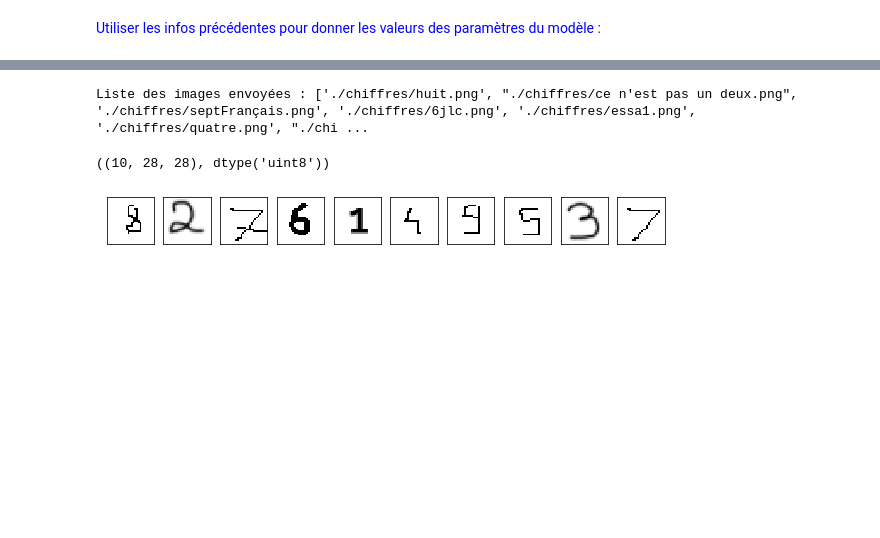
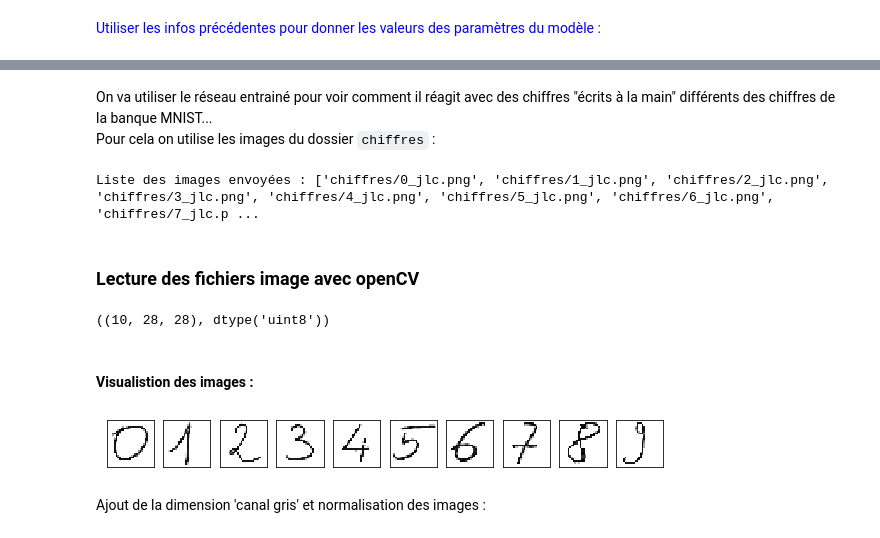
Before and after one commit to cjlux/Machine-Learning-MNIST, a Jupyter notebook: TP_MNIS_Keras_convo-soluce.ipynb, the cells around one changed output, grey strips where cells are left out. Drawn from its saved outputs; the diff is of its cells as text; code cells hidden in the pictures; blank space fills up the shorter version.

```diff
--- a/TP_MNIS_Keras_convo-soluce.ipynb
+++ b/TP_MNIS_Keras_convo-soluce.ipynb
@@ -62,3 +133,3 @@ print(image_train.shape)
 # %%
-image_train = image_train.reshape((60000,28,28,1))
-image_test = image_test.reshape((10000,28,28,1))
+x_train = image_train.reshape((60000,28,28,1))
+x_test  = image_test.reshape((10000,28,28,1))
@@ -149,6 +179,6 @@ Please use `rate` instead of `keep_prob`. Rate should be set to `rate = 1 - keep
 # Pour vous faire gagner du temps car l'entrainement d'un réseau convolutionnel est bien plus long, on limitera
 # le paramètre `epochs` à une valeur faible (5 à 10 par exemple).
 
-history = model.fit(image_train, y_train, validation_data=(image_test, y_test), epochs=5, batch_size=100)
+history = model.fit(x_train, y_train, validation_data=(x_test, y_test), epochs=8, batch_size=100)
 # %% [output]
 Train on 60000 samples, validate on 10000 samples
@@ -196,12 +238,9 @@ plot(history)
 # %%
-res = model.predict_on_batch(image_test)
+results = model.predict_on_batch(x_test)
+bonne_rep = 0
+for i, res in enumerate(results):
+    bonne_rep += (np.argmax(res) == etiq_test[i])
+print(f"taux de réussite : {bonne_rep/len(x_test)*100 : .2f} %")
 
-rep = 0
-for i in range(len(image_test)):
-    rep += np.argmax(res[i]) == etiq_test[i]
-print("taux de réussite : {:.2f} %".format(rep/len(image_test)*100))
-
-
-#ou
-model.test_on_batch(image_test, y_test)
+model.test_on_batch(x_test, y_test)
 # %% [output]
@@ -215,9 +254,15 @@ Rappel : Le taux de réussite peut s'améliorer en augmentant le nombre d'epochs
+# %% [markdown]
+On va utiliser le réseau entrainé pour voir comment il réagit avec des chiffres "écrits à la main" différents des chiffres de la banque MNIST...<br />
+Pour cela on utilise les images du dossier `chiffres` :
 # %%
 import os
-images = ['./chiffres/'+f for f in os.listdir('./chiffres') if f.endswith(".png") or f.endswith(".jpg")]
-print("Liste des images envoyées : {}".format(images))
+images = ['chiffres/'+f for f in os.listdir('chiffres') if f.endswith(".png") or f.endswith(".jpg")]
+images.sort()
+print(f"Liste des images envoyées : {images}")
 # %% [output]
-Liste des images envoyées : ['./chiffres/huit.png', "./chiffres/ce n'est pas un deux.png", './chiffres/septFrançais.png', './chiffres/6jlc.png', './chiffres/essa1.png', './chiffres/quatre.png', "./chi ...
+Liste des images envoyées : ['chiffres/0_jlc.png', 'chiffres/1_jlc.png', 'chiffres/2_jlc.png', 'chiffres/3_jlc.png', 'chiffres/4_jlc.png', 'chiffres/5_jlc.png', 'chiffres/6_jlc.png', 'chiffres/7_jlc.p ...
+# %% [markdown]
+### Lecture des fichiers image avec openCV
 # %%
 import cv2
 # lecture des images -> matrices ndarray 28x28
@@ -226,15 +271,17 @@ input_data = np.array(input_data)
 input_data.shape, input_data.dtype  # on doit avoir 4 matrices de 28 x 28 valeurs
 # %% [output]
 ((10, 28, 28), dtype('uint8'))
+# %% [markdown]
+#### Visualistion des images :
 # %%
-plt.figure(figsize=(10,10))
+plt.figure(figsize=(12,4))
 for i,M in enumerate(input_data):
-    plt.subplot(1,input_data.shape[0],i+1)
-    plt.xticks([])
-    plt.yticks([])
-    plt.imshow(input_data[i], cmap='binary')
-plt.show()
+    plt.subplot(1,12,i+1)
+    plt.imshow(input_data[i], cmap='binary', interpolation='none');
+    plt.xticks([]); plt.yticks([])
 # %% [output]
-[figure, old version]
+[figure, new version]
+# %% [markdown]
+Ajout de la dimension 'canal gris' et normalisation des images :
 # %%
 nb_images = input_data.shape[0]
```
Also changed, not shown: parts of 56 cells of this notebook, 8 other files.
